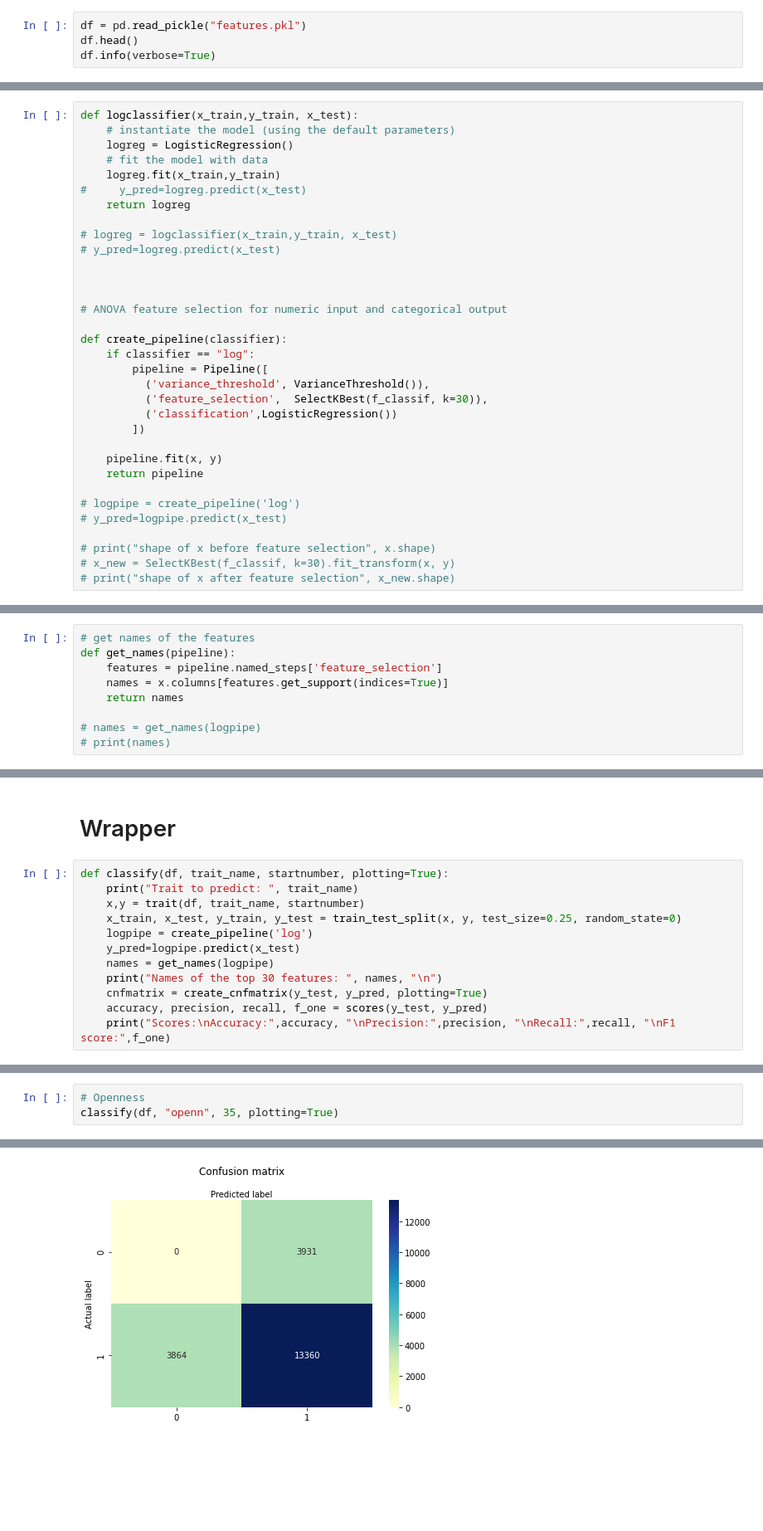
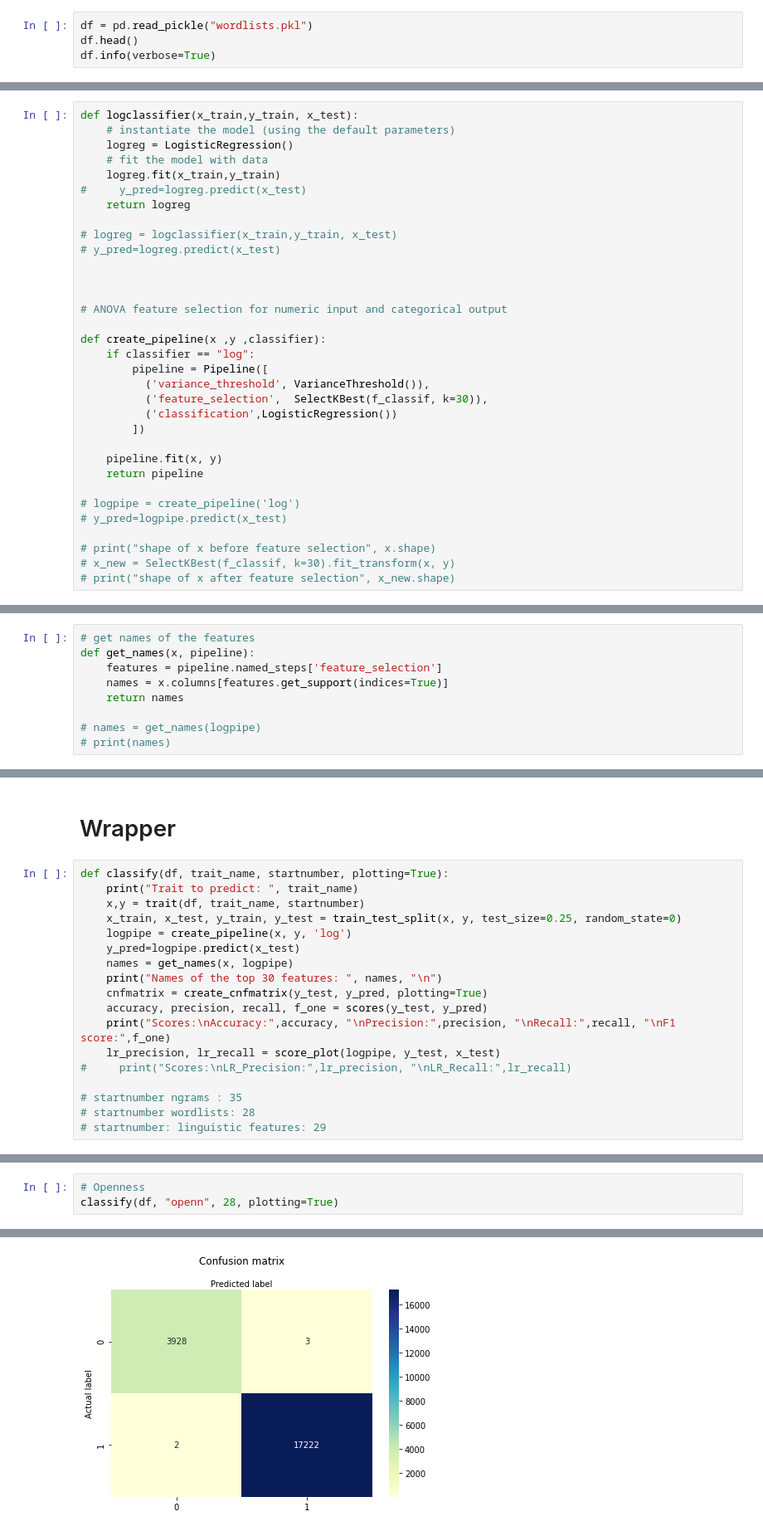
Before and after one commit to sophiasylvester/Big5-NLP, a Jupyter notebook: classifier.ipynb, the cells around one changed output, grey strips where cells are left out. Shown: that part at 83% size. Saved outputs shown, nothing was run; the diff lists cells and outputs as text; blank space fills up the shorter version.

```diff
--- a/classifier.ipynb
+++ b/classifier.ipynb
@@ -30,7 +34,7 @@ import seaborn as sns
 # %% [markdown]
 ## Import data
 # %%
-df = pd.read_pickle("features.pkl")
+df = pd.read_pickle("wordlists.pkl")
 df.head()
 df.info(verbose=True)
 # %% [output]
@@ -94,7 +98,7 @@ def logclassifier(x_train,y_train, x_test):
 
 # ANOVA feature selection for numeric input and categorical output
 
-def create_pipeline(classifier):
+def create_pipeline(x ,y ,classifier):
     if classifier == "log":
         pipeline = Pipeline([
           ('variance_threshold', VarianceThreshold()),
@@ -115,7 +119,7 @@ def create_pipeline(classifier):
 ## Get names of 30 most important features
 # %%
 # get names of the features
-def get_names(pipeline):
+def get_names(x, pipeline):
     features = pipeline.named_steps['feature_selection']
     names = x.columns[features.get_support(indices=True)]
     return names
@@ -169,12 +203,18 @@ def classify(df, trait_name, startnumber, plotting=True):
     print("Trait to predict: ", trait_name)
     x,y = trait(df, trait_name, startnumber)
     x_train, x_test, y_train, y_test = train_test_split(x, y, test_size=0.25, random_state=0)
-    logpipe = create_pipeline('log')
+    logpipe = create_pipeline(x, y, 'log')
     y_pred=logpipe.predict(x_test)
-    names = get_names(logpipe)
+    names = get_names(x, logpipe)
     print("Names of the top 30 features: ", names, "\n")
     cnfmatrix = create_cnfmatrix(y_test, y_pred, plotting=True)
     accuracy, precision, recall, f_one = scores(y_test, y_pred)
     print("Scores:\nAccuracy:",accuracy, "\nPrecision:",precision, "\nRecall:",recall, "\nF1 score:",f_one)
+    lr_precision, lr_recall = score_plot(logpipe, y_test, x_test)
+#     print("Scores:\nLR_Precision:",lr_precision, "\nLR_Recall:",lr_recall)
+
+# startnumber ngrams : 35
+# startnumber wordlists: 28
+# startnumber: linguistic features: 29
 # %%
 # Agreeableness
@@ -196,5 +238,5 @@ F1 score: 0.004500865551067513
 # %%
 # Openness
-classify(df, "openn", 35, plotting=True)
+classify(df, "openn", 28, plotting=True)
 # %% [output]
 Trait to predict:  openn
@@ -212 +254 @@ F1 score: 0.7741561639866725
-[figure, old version]
+[figure, new version]
```
Also changed, not shown: parts of 9 cells of this notebook.
